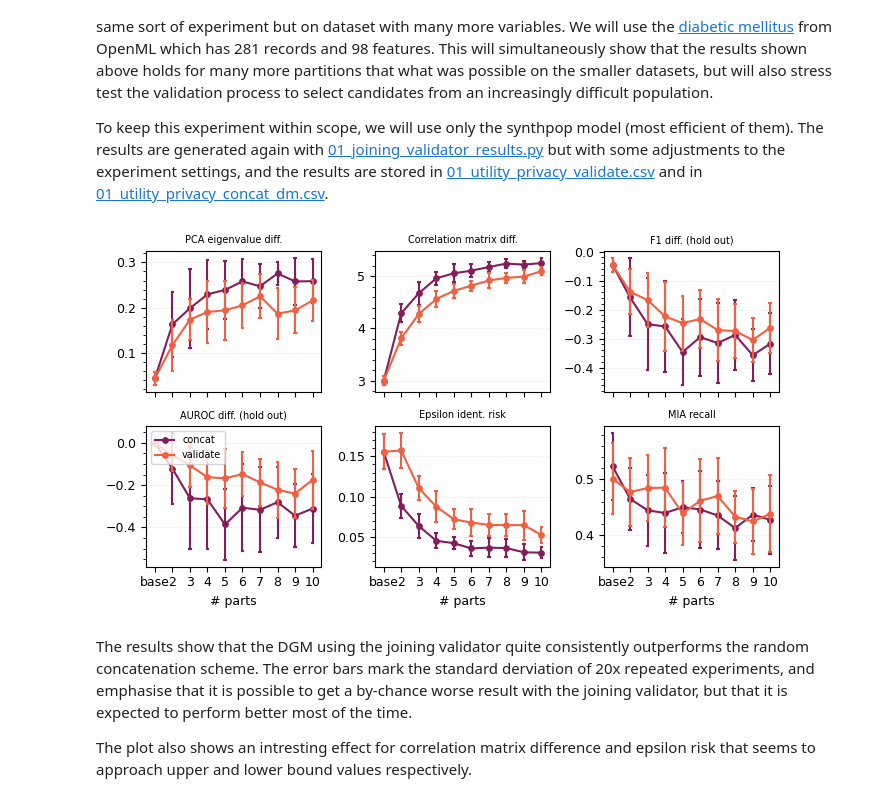
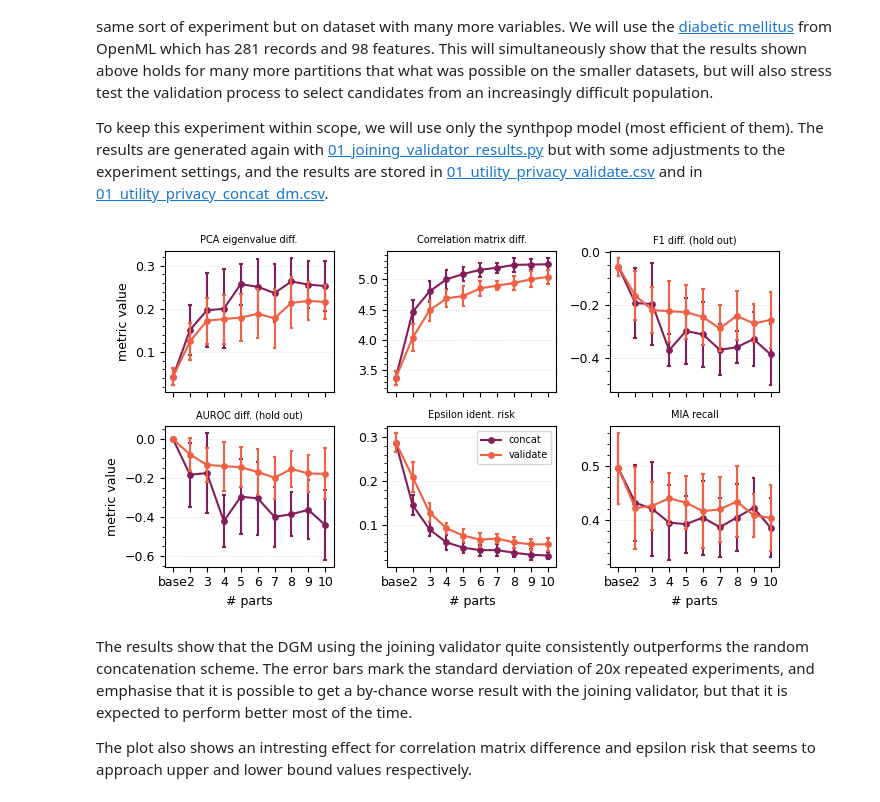
Before and after one commit to notna07/disjoint-synthetic-data-generation, a Jupyter notebook: 01_same_model_partitions.ipynb, the cells around one changed output. Drawn from its saved outputs; the diff is of its cells as text; code cells hidden in the pictures.

Commit message:
update results

```diff
--- a/01_same_model_partitions.ipynb
+++ b/01_same_model_partitions.ipynb
@@ -172,7 +172,7 @@ plt.rcParams.update(**rcp)
 
 def utility_privacy_partitions_figure(results, models, metrics, return_flag=True):
 
-    fig, axes = plt.subplots(len(metrics), len(models), figsize=(7, 8), sharex=True, sharey='row')
+    fig, axes = plt.subplots(len(metrics), len(models), figsize=(7, 9), sharex=True, sharey='row')
 
     for j, model in enumerate(models):
         for i, metric in enumerate(metrics.keys()):
@@ -191,7 +191,8 @@ def utility_privacy_partitions_figure(results, models, metrics, return_flag=True
                 ticks = axes[i, j].get_xticks()
                 axes[i, j].set_xticks(ticks, labels=['base', '2', '3', '4'])
 
-    axes[i, 0].legend(fontsize=7, loc='lower left', ncol=2)
+    handles, labels = axes[0, 0].get_legend_handles_labels()
+    fig.legend(handles, labels, loc='upper center', ncol=7, fontsize=7, bbox_to_anchor=(0.54, 1.03), bbox_transform=fig.transFigure)
     plt.tight_layout()
 
     if return_flag == True:
@@ -291,7 +292,7 @@ def concat_adapt_comparison_figure(results_concat, results_valid, model, dataset
         axes[i].get_legend().remove()
         axes[i].set_title(metrics[metric], fontsize=7)
 
-        if i // 3 == len(metrics)//3:
+        if i % 3 == 0:
             axes[i].set_ylabel("metric value")
         else:
             axes[i].set_ylabel("")
@@ -301,7 +302,7 @@ def concat_adapt_comparison_figure(results_concat, results_valid, model, dataset
             ticks = axes[i].get_xticks()
             axes[i].set_xticks(ticks, labels=['base', '2', '3', '4', '5', '6', '7', '8', '9', '10'])
 
-    axes[3].legend(fontsize=7, loc='upper left')
+    axes[4].legend(fontsize=7, loc='upper right')
     plt.tight_layout()
 
     if return_flag == True:
@@ -311,20 +312,20 @@ def concat_adapt_comparison_figure(results_concat, results_valid, model, dataset
 # %%
 results_concat = pd.read_csv('experiments/results/01_utility_privacy_concat_dm.csv')
 results_valid = pd.read_csv('experiments/results/01_utility_privacy_validate_dm.csv')
 
 metrics = {
     "pca_eigval_diff" : "PCA eigenvalue diff.",
     "corr_mat_diff": "Correlation matrix diff.",
     # "avg_h_dist": "Avg. Hellinger dist.",
     "avg_F1_diff_hout": "F1 diff. (hold out)",
     "auroc": "AUROC diff. (hold out)",
     "eps_identif_risk": "Epsilon ident. risk",
     "mia_recall": "MIA recall",
 }
 
-fig = concat_adapt_comparison_figure(results_concat, results_valid, 'synthpop', 'dm', metrics, return_flag=False)
+fig = concat_adapt_comparison_figure(results_concat, results_valid, 'datasynthesizer', 'dm', metrics, return_flag=False)
 # %% [output]
-[figure, old version]
+[figure, new version]
 # %% [markdown]
 The results show that the DGM using the joining validator quite consistently outperforms the random concatenation scheme. The error bars mark the standard derviation of 20x repeated experiments, and emphasise that it is possible to get a by-chance worse result with the joining validator, but that it is expected to perform better most of the time.
 
```
Also changed, not shown: parts of 4 cells of this notebook, 14 other files.
